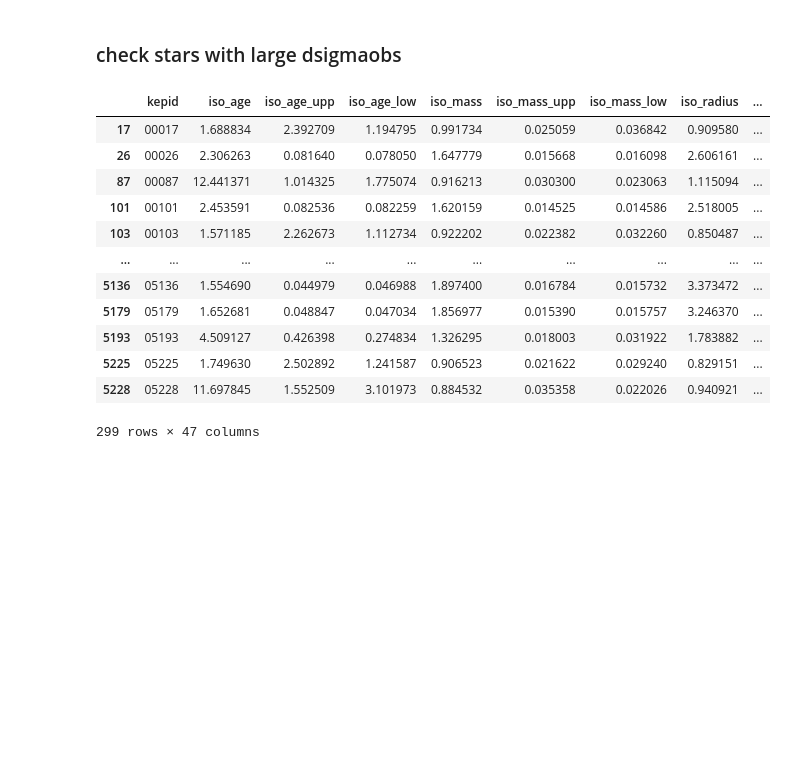
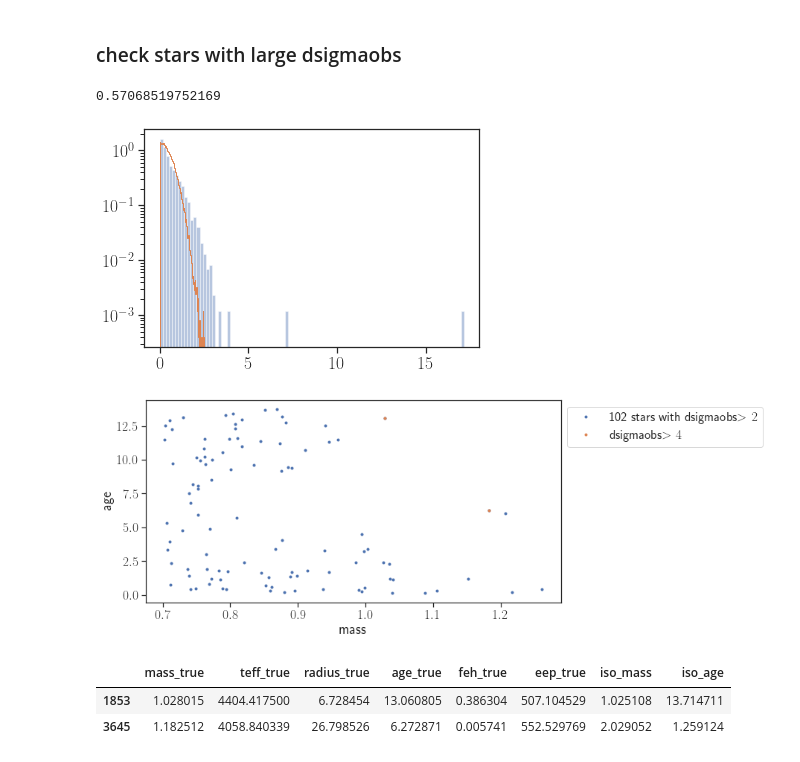
Before and after one commit to kemasuda/acheron, a Jupyter notebook: tests_simulation/summarize.ipynb, the cells around one changed output. Cells and saved outputs as stored; diff of their text form; code cells hidden in the pictures; blank space fills up the shorter version.

```diff
--- a/tests_simulation/summarize.ipynb
+++ b/tests_simulation/summarize.ipynb
@@ -82,19 +81,31 @@ d.to_csv("simulated-cks_results.csv", index=False)
 # %% [markdown]
 ### check stars with large dsigmaobs
+# %%
+sigma = np.std(d.dsigmaobs)
+print (sigma)
+# %% [output]
+0.57068519752169
+# %%
+plt.yscale("log")
+plt.hist(d.dsigmaobs, bins=100, density=True, alpha=0.4)
+plt.hist(np.abs(np.random.randn(int(1e5)))*sigma, bins=100, density=True, histtype='step');
+# %% [output]
+[figure, added]
 # %%
-d[~d.idx]
+plt.figure(figsize=(10,5))
+plt.xlabel("mass")
+plt.ylabel('age')
+idxd = d.dsigmaobs > 2
+plt.plot(d[idxd].mass_true, d[idxd].age_true, '.', label='%d stars with dsigmaobs$>2$'%np.sum(idxd))
+idxd = d.dsigmaobs > 4
+plt.plot(d[idxd].mass_true, d[idxd].age_true, '.', label='dsigmaobs$>4$')
+plt.legend(loc='best', bbox_to_anchor=(1,1));
 # %% [output]
-|  | kepid | iso_age | iso_age_upp | iso_age_low | iso_mass | iso_mass_upp | iso_mass_low | iso_radius | ... |
-| 17 | 00017 | 1.688834 | 2.392709 | 1.194795 | 0.991734 | 0.025059 | 0.036842 | 0.909580 | ... |
-| 26 | 00026 | 2.306263 | 0.081640 | 0.078050 | 1.647779 | 0.015668 | 0.016098 | 2.606161 | ... |
-| 87 | 00087 | 12.441371 | 1.014325 | 1.775074 | 0.916213 | 0.030300 | 0.023063 | 1.115094 | ... |
-| 101 | 00101 | 2.453591 | 0.082536 | 0.082259 | 1.620159 | 0.014525 | 0.014586 | 2.518005 | ... |
-| 103 | 00103 | 1.571185 | 2.262673 | 1.112734 | 0.922202 | 0.022382 | 0.032260 | 0.850487 | ... |
-| ... | ... | ... | ... | ... | ... | ... | ... | ... | ... |
-| 5136 | 05136 | 1.554690 | 0.044979 | 0.046988 | 1.897400 | 0.016784 | 0.015732 | 3.373472 | ... |
-| 5179 | 05179 | 1.652681 | 0.048847 | 0.047034 | 1.856977 | 0.015390 | 0.015757 | 3.246370 | ... |
-| 5193 | 05193 | 4.509127 | 0.426398 | 0.274834 | 1.326295 | 0.018003 | 0.031922 | 1.783882 | ... |
-| 5225 | 05225 | 1.749630 | 2.502892 | 1.241587 | 0.906523 | 0.021622 | 0.029240 | 0.829151 | ... |
-| 5228 | 05228 | 11.697845 | 1.552509 | 3.101973 | 0.884532 | 0.035358 | 0.022026 | 0.940921 | ... |
-299 rows × 47 columns
+[figure, added]
+# %%
+d[d.dsigmaobs>5][['mass_true', 'teff_true', 'radius_true', 'age_true', 'feh_true', 'eep_true', 'iso_mass', 'iso_age']]
+# %% [output]
+|  | mass_true | teff_true | radius_true | age_true | feh_true | eep_true | iso_mass | iso_age |
+| 1853 | 1.028015 | 4404.417500 | 6.728454 | 13.060805 | 0.386304 | 507.104529 | 1.025108 | 13.714711 |
+| 3645 | 1.182512 | 4058.840339 | 26.798526 | 6.272871 | 0.005741 | 552.529769 | 2.029052 | 1.259124 |
 # %%
```
Also changed, not shown: parts of 10 cells of this notebook.
